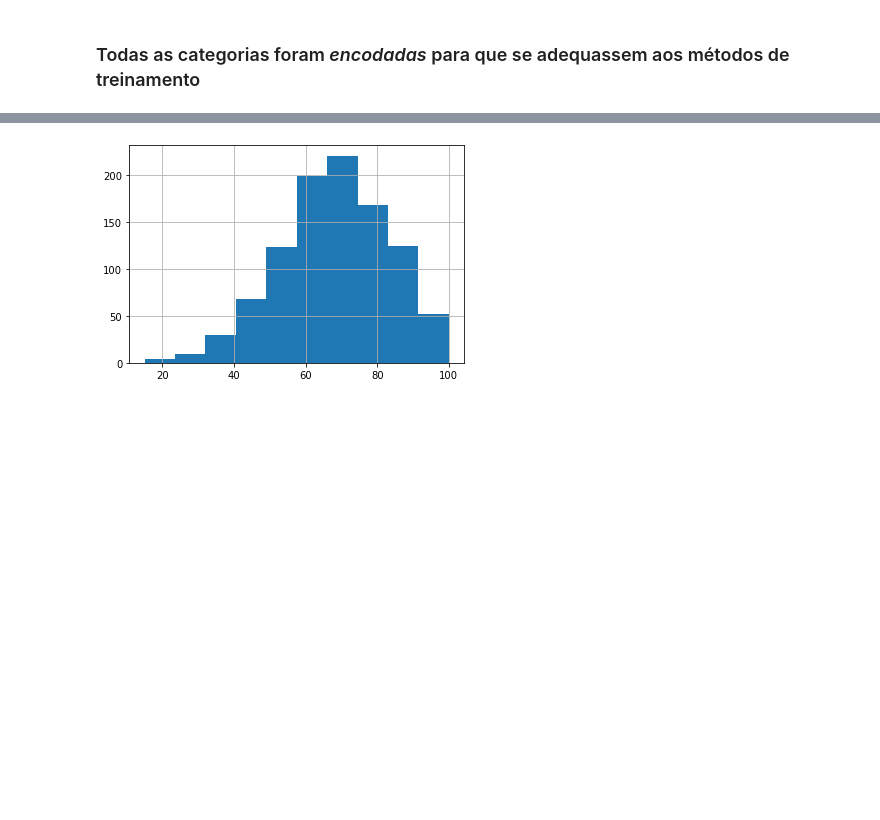
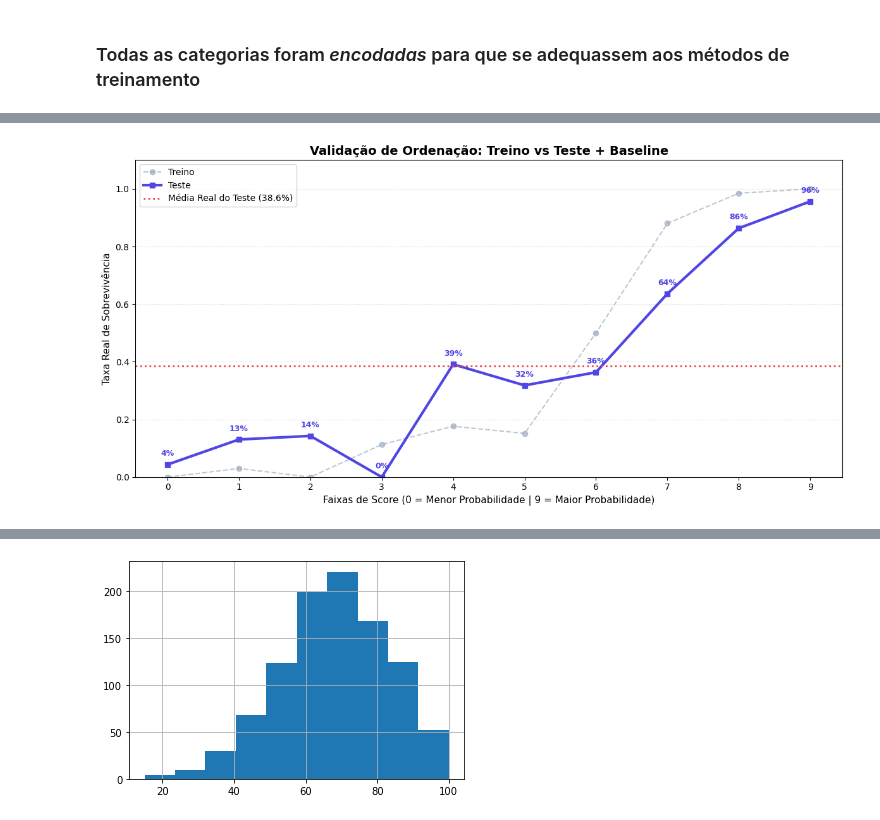
Before and after one commit to gabsalles/tpot_examspred, a Jupyter notebook: Teste TPOT Exams.ipynb, the cells around one changed output, grey strips where cells are left out. Cells and saved outputs as stored; diff of their text form; code cells hidden in the pictures; blank space fills up the shorter version.

Commit message:
Experimento teste

```diff
--- a/Teste TPOT Exams.ipynb
+++ b/Teste TPOT Exams.ipynb
@@ -95,0 +357,94 @@ print(X.shape, y.shape)
+# %%
+import matplotlib.pyplot as plt
+import pandas as pd
+
+
+def plot_ordenacao_completa(predictor, train_data, test_data, label):
+    # 1. Calculando scores para Treino e Teste
+    probs_train = predictor.predict_proba(train_data)[1]
+    probs_test = predictor.predict_proba(test_data)[1]
+
+    # 2. Criando DataFrames auxiliares
+    df_train = pd.DataFrame({"Real": train_data[label], "Score": probs_train})
+    df_test = pd.DataFrame({"Real": test_data[label], "Score": probs_test})
+
+    # 3. Criando os Decis (0 a 9) da esquerda para a direita
+    df_train["Decil"] = pd.qcut(df_train["Score"], 10, labels=False, duplicates="drop")
+    df_test["Decil"] = pd.qcut(df_test["Score"], 10, labels=False, duplicates="drop")
+
+    # 4. Médias por Decil
+    rank_train = df_train.groupby("Decil")["Real"].mean().sort_index()
+    rank_test = df_test.groupby("Decil")["Real"].mean().sort_index()
+
+    # 5. CÁLCULO DA MÉDIA GLOBAL (A linha de referência)
+    media_global = test_data[label].mean()
+
+    # 6. Plotagem
+    plt.figure(figsize=(12, 6))
+
+    # Linha do Treino (Cinza)
+    plt.plot(
+        rank_train.index.astype(str),
+        rank_train.values,
+        marker="o",
+        linestyle="--",
+        color="#94a3b8",
+        label="Treino",
+        alpha=0.6,
+    )
+
+    # Linha do Teste (Azul)
+    plt.plot(
+        rank_test.index.astype(str),
+        rank_test.values,
+        marker="s",
+        linestyle="-",
+        color="#4f46e5",
+        label="Teste",
+        linewidth=3,
+    )
+
+    # LINHA DA MÉDIA (Vermelha Pontilhada)
+    plt.axhline(
+        y=media_global,
+        color="#ef4444",
+        linestyle=":",
+        linewidth=2,
+        label=f"Média Real do Teste ({media_global:.1%})",
+    )
+
+    # Estética de Analista
+    plt.title(
+        "Validação de Ordenação: Treino vs Teste + Baseline",
+        fontsize=14,
+        fontweight="bold",
+    )
+    plt.xlabel(
+        "Faixas de Score (0 = Menor Probabilidade | 9 = Maior Probabilidade)",
+        fontsize=11,
+    )
+    plt.ylabel("Taxa Real de Sobrevivência", fontsize=11)
+    plt.ylim(0, 1.1)
+    plt.legend(loc="upper left")
+    plt.grid(axis="y", linestyle=":", alpha=0.5)
+
+    # Rótulos de dados apenas na linha de Teste
+    for i, val in enumerate(rank_test.values):
+        plt.text(
+            i,
+            val + 0.03,
+            f"{val:.0%}",
+            ha="center",
+            fontsize=9,
+            color="#4f46e5",
+            fontweight="bold",
+        )
+
+    plt.tight_layout()
+    plt.show()
+
+
+# Rodar a função
+plot_ordenacao_completa(predictor, train_data, test_data, LABEL)
+# %% [output]
+[figure, added]
```
Also changed, not shown: parts of 33 cells of this notebook, 16 other files.
